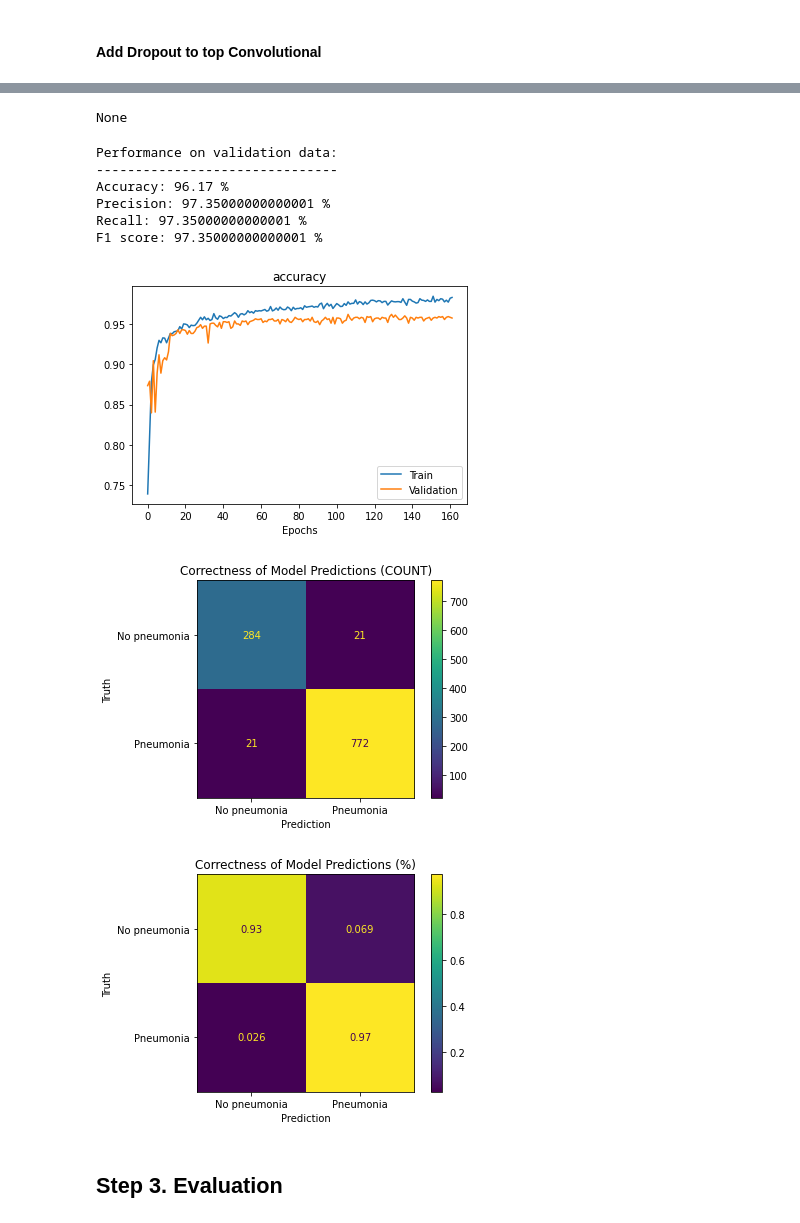
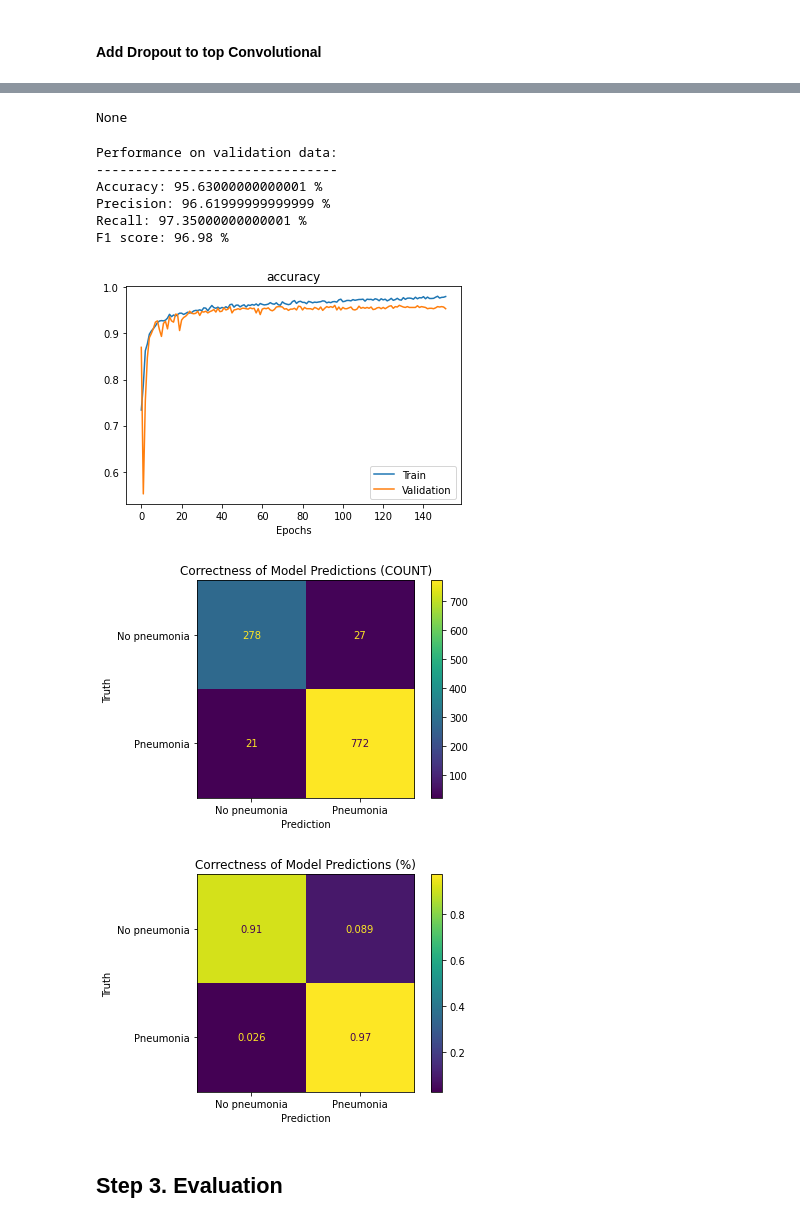
Before and after one commit to sethnlewis/X-Ray-Image-Classification, a Jupyter notebook: notebooks/final-notebook.ipynb, the cells around one changed output, grey strips where cells are left out. Drawn from its saved outputs; the diff is of its cells as text; code cells hidden in the pictures.

```diff
--- a/notebooks/final-notebook.ipynb
+++ b/notebooks/final-notebook.ipynb
@@ -31,7 +31,7 @@ import numpy as np
 import pandas as pd
 import matplotlib.pyplot as plt
 import time
-import sys
+import sys, os
 
 # Use Scikit-learn for train-test splits and model evaluation
 from sklearn.model_selection import train_test_split
@@ -53,7 +53,7 @@ RANDOM_STATE = 2020 # Ensure repeatable results
 VAL_SPLIT = 0.25 # Use 25% of data for validation and test splits
 
 # Set resolution of each photo. Each image is downsampled to this size (in pixels)
-TARGET_SIZE = 8
+TARGET_SIZE = 128
 # %% [markdown]
 Since this project has been run using local CPUs in addition to the GPUs offered by Google Colab and Kaggle Notebooks, the below cell quickly enables to user to select
 # %%
@@ -249,9 +249,8 @@ def show_model_performance(model, x_val, y_val, fit=False):
 # %% [markdown]
 ##### Define Early Stopping callback to eliminate the need for tuning the number of epochs used in a model. This way, the model can run until it has reached its maximum performance without wasting computational power
 # %%
-early_stopper = EarlyStopping(monitor='val_loss', patience=25)
+early_stopper = EarlyStopping(monitor='val_loss', patience=10)
 
-checkpoint_filepath = 'tmp/stored_model.h5'
 checkpoint_callback = ModelCheckpoint(checkpoint_filepath,
                                       save_best_only=True)
 
@@ -664,14 +692,19 @@ model.compile(optimizer='SGD',
               metrics=['accuracy'],
               loss='categorical_crossentropy')
 
+path_model = 'tmp/model_7.h5'
+if os.path.exists(path_model):
+    os.remove(path_model)
+check = ModelCheckpoint(path_model,save_best_only=True)
+
 fit = model.fit(x=x_train,
                 y=y_train,
                 epochs=500,
-                callbacks=callbacks,
+                callbacks=[early_stopper, check],
                 validation_data=(x_val, y_val),
                 verbose=0)
 
-model.load_weights(checkpoint_filepath)
+model.load_weights(path_model)
 
 show_model_performance(model, x_val, y_val, fit);
 # %% [output]
@@ -689,17 +722,17 @@ conv2d_1 (Conv2D)            (None, 64, 64, 16)        6288
 _________________________________________________________________
 ... (14 lines left out)
 Total params: 48,978
 Trainable params: 48,978
 Non-trainable params: 0
 _________________________________________________________________
 None
 Performance on validation data:
 -------------------------------
-Accuracy: 96.17 %
-Precision: 97.35000000000001 %
+Accuracy: 95.63000000000001 %
+Precision: 96.61999999999999 %
 Recall: 97.35000000000001 %
-F1 score: 97.35000000000001 %
+F1 score: 96.98 %
-[figure, old version]
+[figure, new version]
 [figure]
 [figure]
 # %%
```
Also changed, not shown: parts of 13 cells of this notebook.
